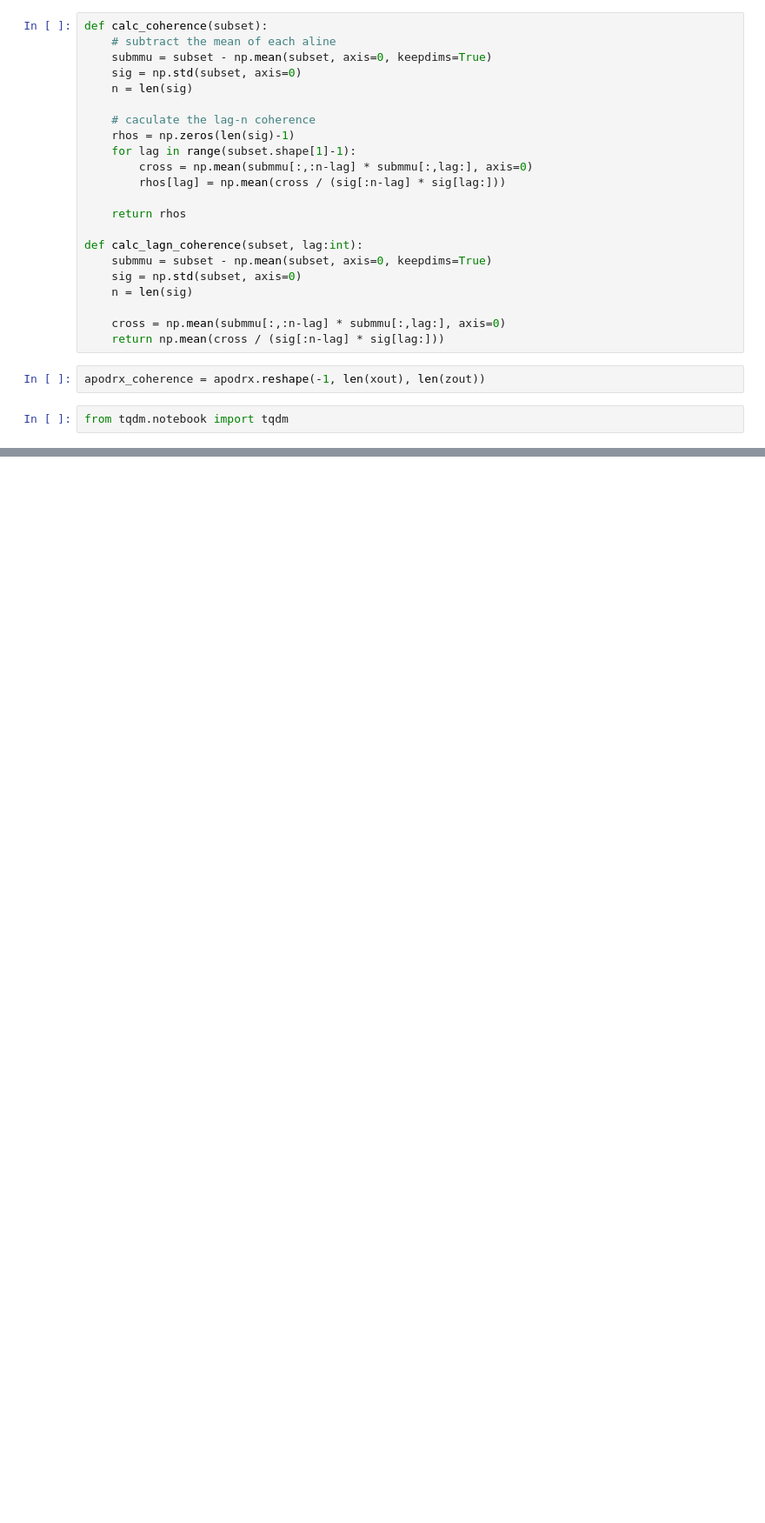
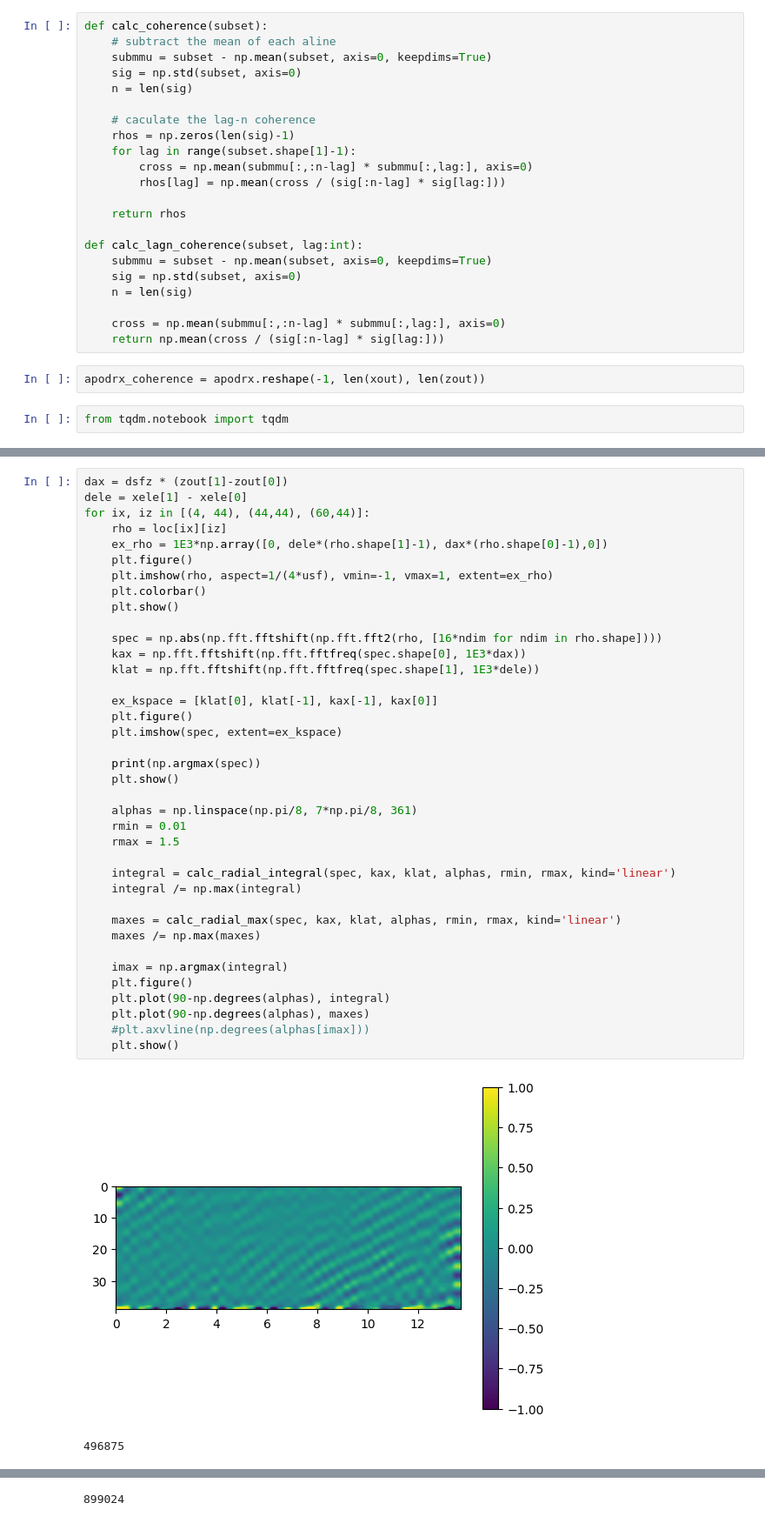
Before and after one commit to wewightman/pycbf, a Jupyter notebook: examples/develop_coherence_beamforming.ipynb, the cells around one changed output, grey strips where cells are left out. Shown at 87% size. Saved outputs shown, nothing was run; the diff lists cells and outputs as text; blank space fills up the shorter version.

```diff
--- a/examples/develop_coherence_beamforming.ipynb
+++ b/examples/develop_coherence_beamforming.ipynb
@@ -127,0 +235,41 @@ plt.show()
+# %%
+dax = dsfz * (zout[1]-zout[0])
+dele = xele[1] - xele[0]
+for ix, iz in [(4, 44), (44,44), (60,44)]:
+    rho = loc[ix][iz]
+    ex_rho = 1E3*np.array([0, dele*(rho.shape[1]-1), dax*(rho.shape[0]-1),0])
+    plt.figure()
+    plt.imshow(rho, aspect=1/(4*usf), vmin=-1, vmax=1, extent=ex_rho)
+    plt.colorbar()
+    plt.show()
+
+    spec = np.abs(np.fft.fftshift(np.fft.fft2(rho, [16*ndim for ndim in rho.shape])))
+    kax = np.fft.fftshift(np.fft.fftfreq(spec.shape[0], 1E3*dax))
+    klat = np.fft.fftshift(np.fft.fftfreq(spec.shape[1], 1E3*dele))
+
+    ex_kspace = [klat[0], klat[-1], kax[-1], kax[0]]
+    plt.figure()
+    plt.imshow(spec, extent=ex_kspace)
+
+    print(np.argmax(spec))
+    plt.show()
+
+    alphas = np.linspace(np.pi/8, 7*np.pi/8, 361)
+    rmin = 0.01
+    rmax = 1.5
+
+    integral = calc_radial_integral(spec, kax, klat, alphas, rmin, rmax, kind='linear')
+    integral /= np.max(integral)
+
+    maxes = calc_radial_max(spec, kax, klat, alphas, rmin, rmax, kind='linear')
+    maxes /= np.max(maxes)
+
+    imax = np.argmax(integral)
+    plt.figure()
+    plt.plot(90-np.degrees(alphas), integral)
+    plt.plot(90-np.degrees(alphas), maxes)
+    #plt.axvline(np.degrees(alphas[imax]))
+    plt.show()
+# %% [output]
+[figure, added]
+496875
@@ -127,0 +279 @@ plt.show()
+899024
```
Also changed, not shown: parts of 16 cells of this notebook.
